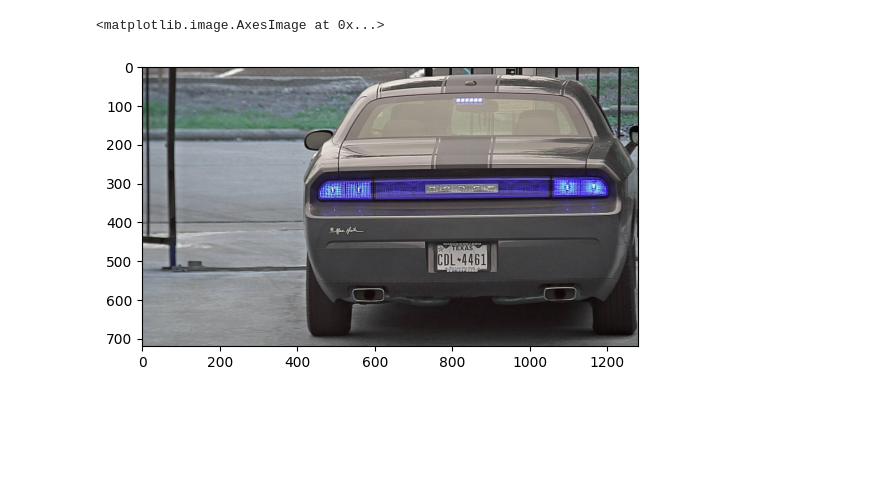
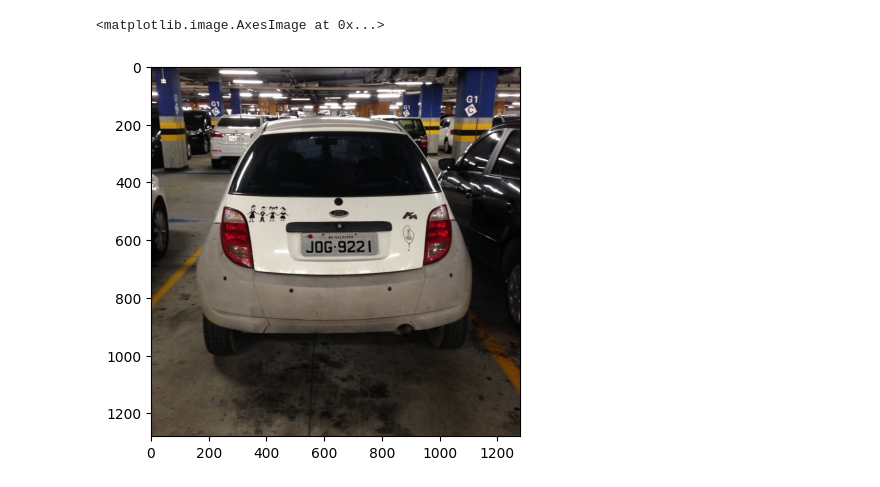
Before and after one commit to SimpleANPR/anpr, a Jupyter notebook: filters_test.ipynb, the cells around one changed output. Saved outputs shown, nothing was run; the diff lists cells and outputs as text; code cells hidden in the pictures; blank space fills up the shorter version.

```diff
--- a/filters_test.ipynb
+++ b/filters_test.ipynb
@@ -4,11 +4,12 @@ import cv2
 
 from matplotlib import pyplot as plt
-# %%
-img = cv2.imread('/home/moesiof/Downloads/benchmarks/endtoend/us/wts-lg-000191.jpg')
-plt.imshow(img)
-# %% [output]
-<matplotlib.image.AxesImage at 0x...>
-[figure, removed]
+# %%
+ds = OpenALPRDataset()
+img = ds.image_at(20).image
+plt.imshow(img)
+# %% [output]
+<matplotlib.image.AxesImage at 0x...>
+[figure, added]
 # %%
 mean_filter = FilterMean(17)
 plt.imshow(mean_filter.process(img))
```
Also changed, not shown: parts of 2 cells of this notebook, 8 other files.
